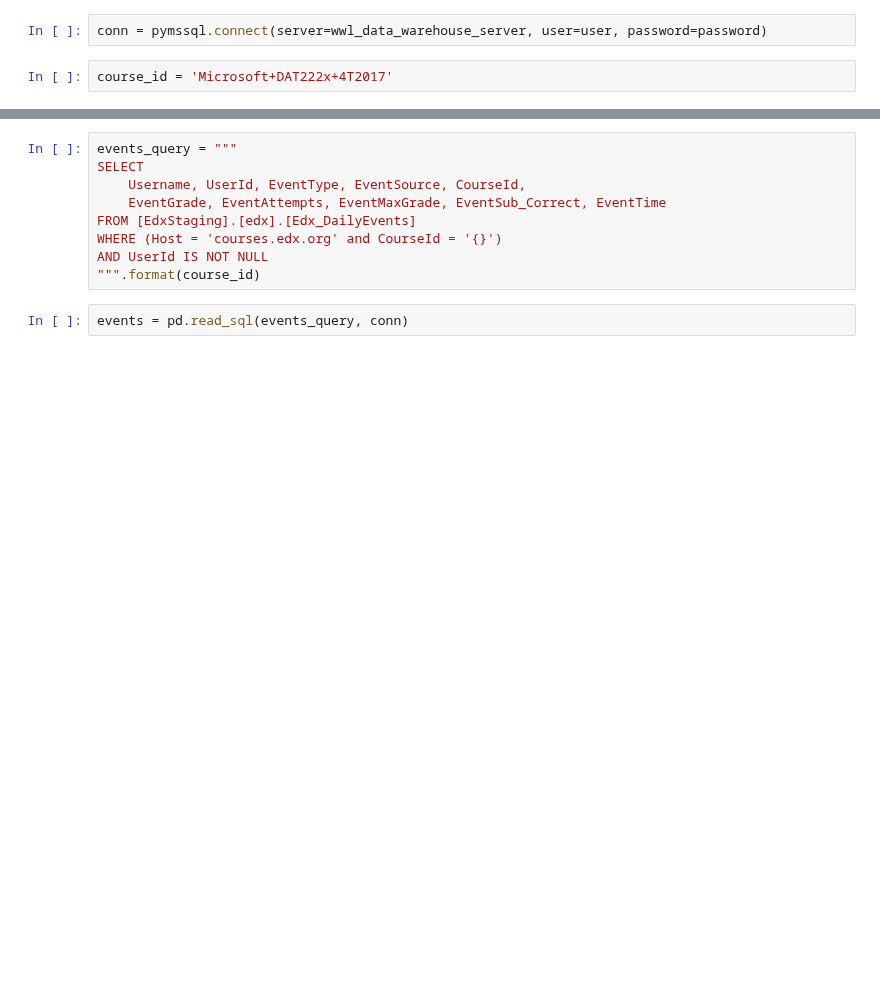
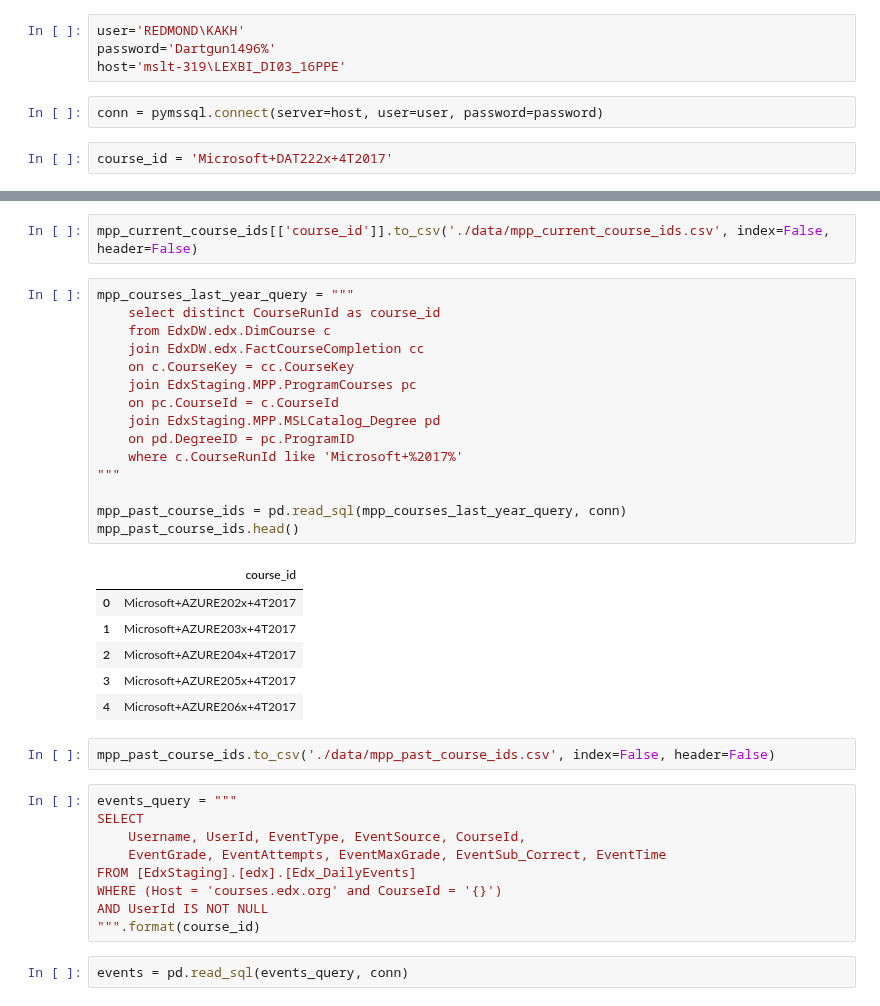
Before and after one commit to kabirkhan/edx_learner_attrition, a Jupyter notebook: edx-learner-activity-insights.ipynb, the cells around one changed output, grey strips where cells are left out. Cells and saved outputs as stored; diff of their text form; blank space fills up the shorter version.

```diff
--- a/edx-learner-activity-insights.ipynb
+++ b/edx-learner-activity-insights.ipynb
@@ -135,7 +135,11 @@ features[[
 ### Predicted Value (0 or 1): user_dropped_out_next_course_week
 # %% [markdown]
 # 1. Pull data from SQL Server Staging and Data Warehouse
+# %%
+user='REDMOND\KAKH'
+password='Dartgun1496%'
+host='mslt-319\LEXBI_DI03_16PPE'
 # %%
-conn = pymssql.connect(server=wwl_data_warehouse_server, user=user, password=password)
+conn = pymssql.connect(server=host, user=user, password=password)
 # %%
 course_id = 'Microsoft+DAT222x+4T2017'
@@ -142,3 +195,29 @@ course_id = 'Microsoft+DAT222x+4T2017'
+# %%
+mpp_current_course_ids[['course_id']].to_csv('./data/mpp_current_course_ids.csv', index=False, header=False)
+# %%
+mpp_courses_last_year_query = """
+    select distinct CourseRunId as course_id
+    from EdxDW.edx.DimCourse c
+    join EdxDW.edx.FactCourseCompletion cc
+    on c.CourseKey = cc.CourseKey
+    join EdxStaging.MPP.ProgramCourses pc
+    on pc.CourseId = c.CourseId
+    join EdxStaging.MPP.MSLCatalog_Degree pd
+    on pd.DegreeID = pc.ProgramID
+    where c.CourseRunId like 'Microsoft+%2017%'
+"""
+
+mpp_past_course_ids = pd.read_sql(mpp_courses_last_year_query, conn)
+mpp_past_course_ids.head()
+# %% [output]
+|  | course_id |
+| 0 | Microsoft+AZURE202x+4T2017 |
+| 1 | Microsoft+AZURE203x+4T2017 |
+| 2 | Microsoft+AZURE204x+4T2017 |
+| 3 | Microsoft+AZURE205x+4T2017 |
+| 4 | Microsoft+AZURE206x+4T2017 |
+# %%
+mpp_past_course_ids.to_csv('./data/mpp_past_course_ids.csv', index=False, header=False)
 # %%
 events_query = """
 SELECT
```
Also changed, not shown: parts of 7 cells of this notebook, 14 other files.
